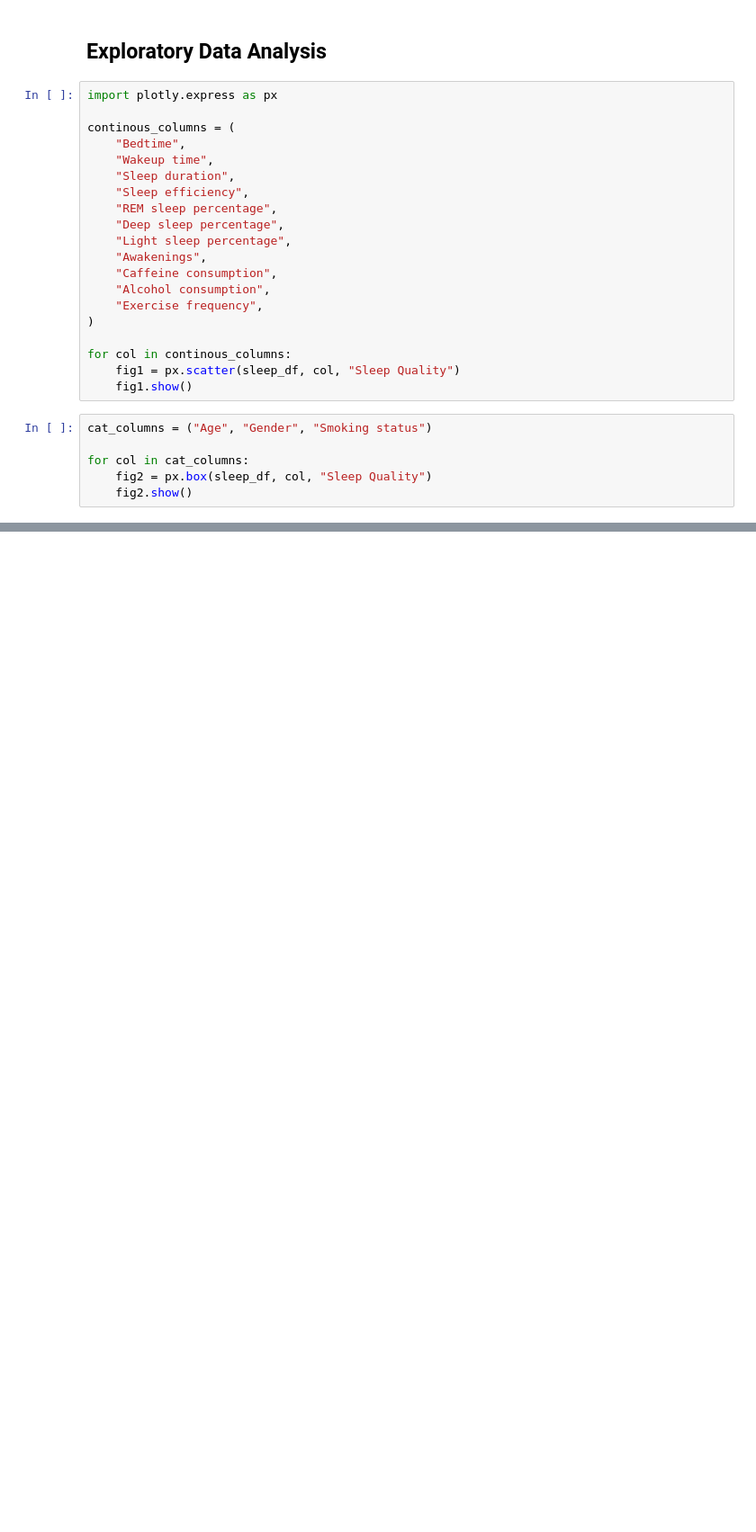
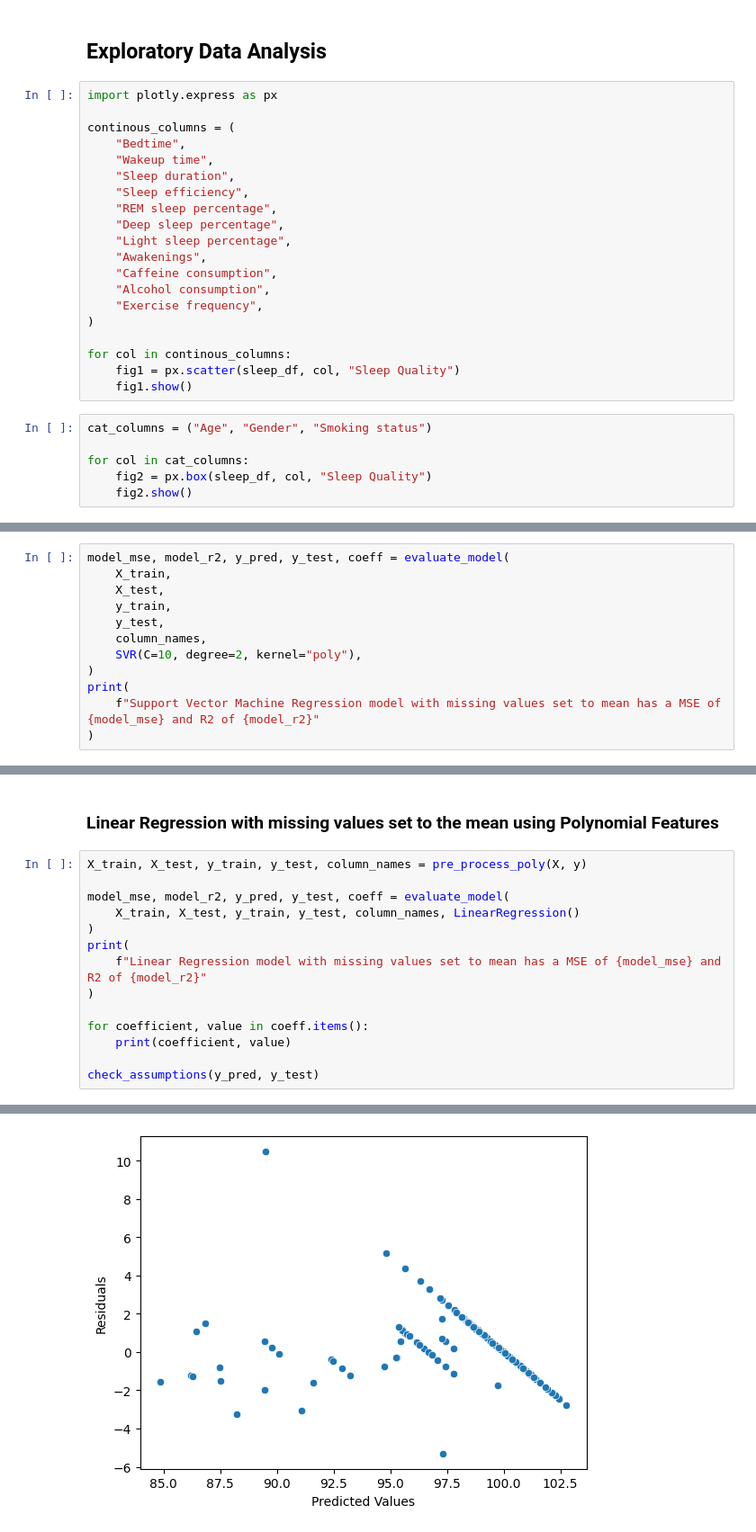
Before and after one commit to calebrauscher/IBM_supervised_learning, a Jupyter notebook: sleep_analysis.ipynb, the cells around one changed output, grey strips where cells are left out. Shown at 90% size. Saved outputs shown, nothing was run; the diff lists cells and outputs as text; blank space fills up the shorter version.

```diff
--- a/sleep_analysis.ipynb
+++ b/sleep_analysis.ipynb
@@ -399,0 +466,12 @@ Support Vector Machine Regression model with missing values set to mean has a MS
+# %%
+model_mse, model_r2, y_pred, y_test, coeff = evaluate_model(
+    X_train,
+    X_test,
+    y_train,
+    y_test,
+    column_names,
+    SVR(C=10, degree=2, kernel="poly"),
+)
+print(
+    f"Support Vector Machine Regression model with missing values set to mean has a MSE of {model_mse} and R2 of {model_r2}"
+)
@@ -399,0 +544,17 @@ Support Vector Machine Regression model with missing values set to mean has a MS
+# %% [markdown]
+### Linear Regression with missing values set to the mean using Polynomial Features
+# %%
+X_train, X_test, y_train, y_test, column_names = pre_process_poly(X, y)
+
+model_mse, model_r2, y_pred, y_test, coeff = evaluate_model(
+    X_train, X_test, y_train, y_test, column_names, LinearRegression()
+)
+print(
+    f"Linear Regression model with missing values set to mean has a MSE of {model_mse} and R2 of {model_r2}"
+)
+
+for coefficient, value in coeff.items():
+    print(coefficient, value)
+
+check_assumptions(y_pred, y_test)
+# %% [output]
@@ -399,0 +576 @@ Support Vector Machine Regression model with missing values set to mean has a MS
+[figure, added]
```
Also changed, not shown: parts of 62 cells of this notebook.
